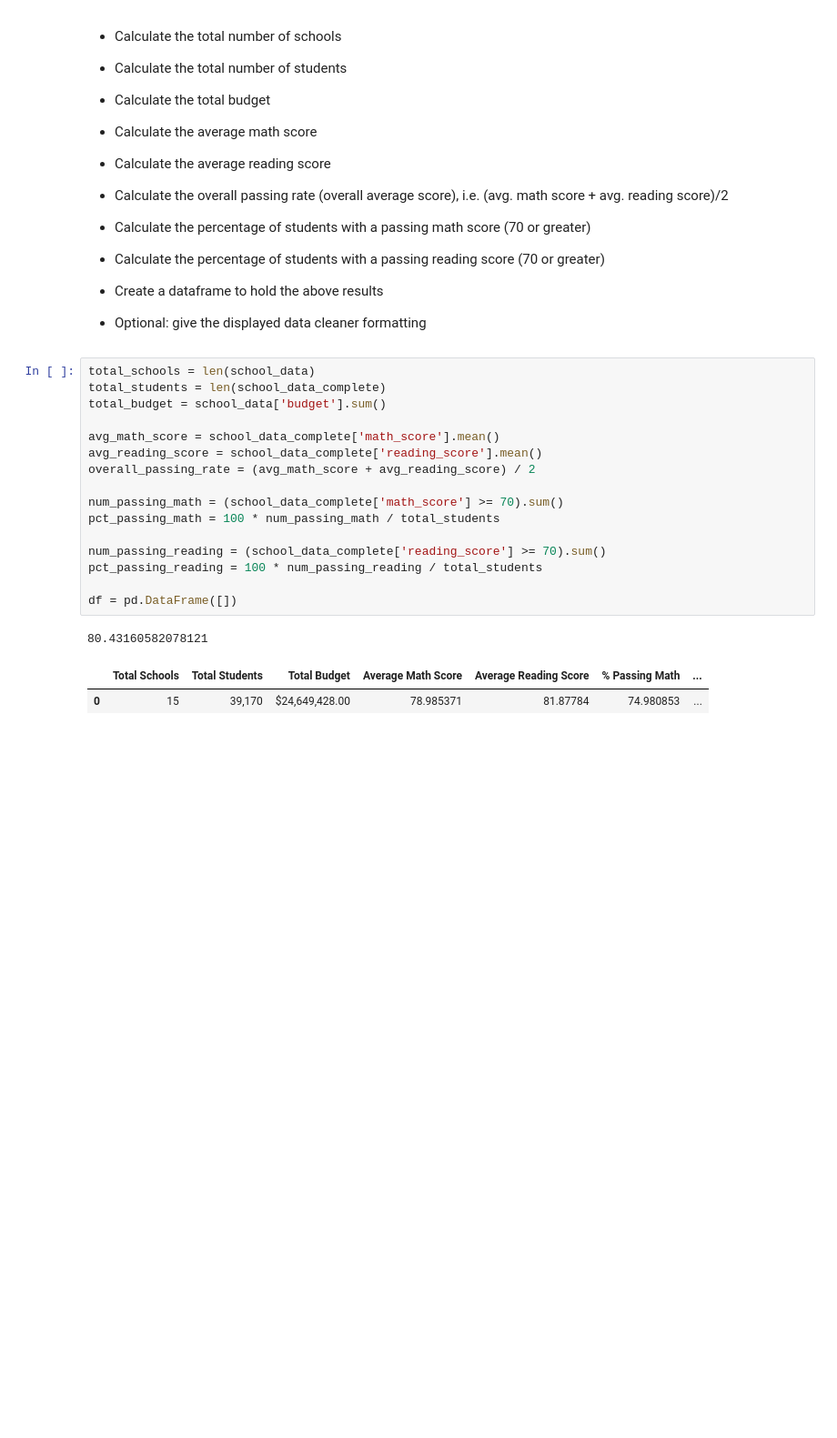
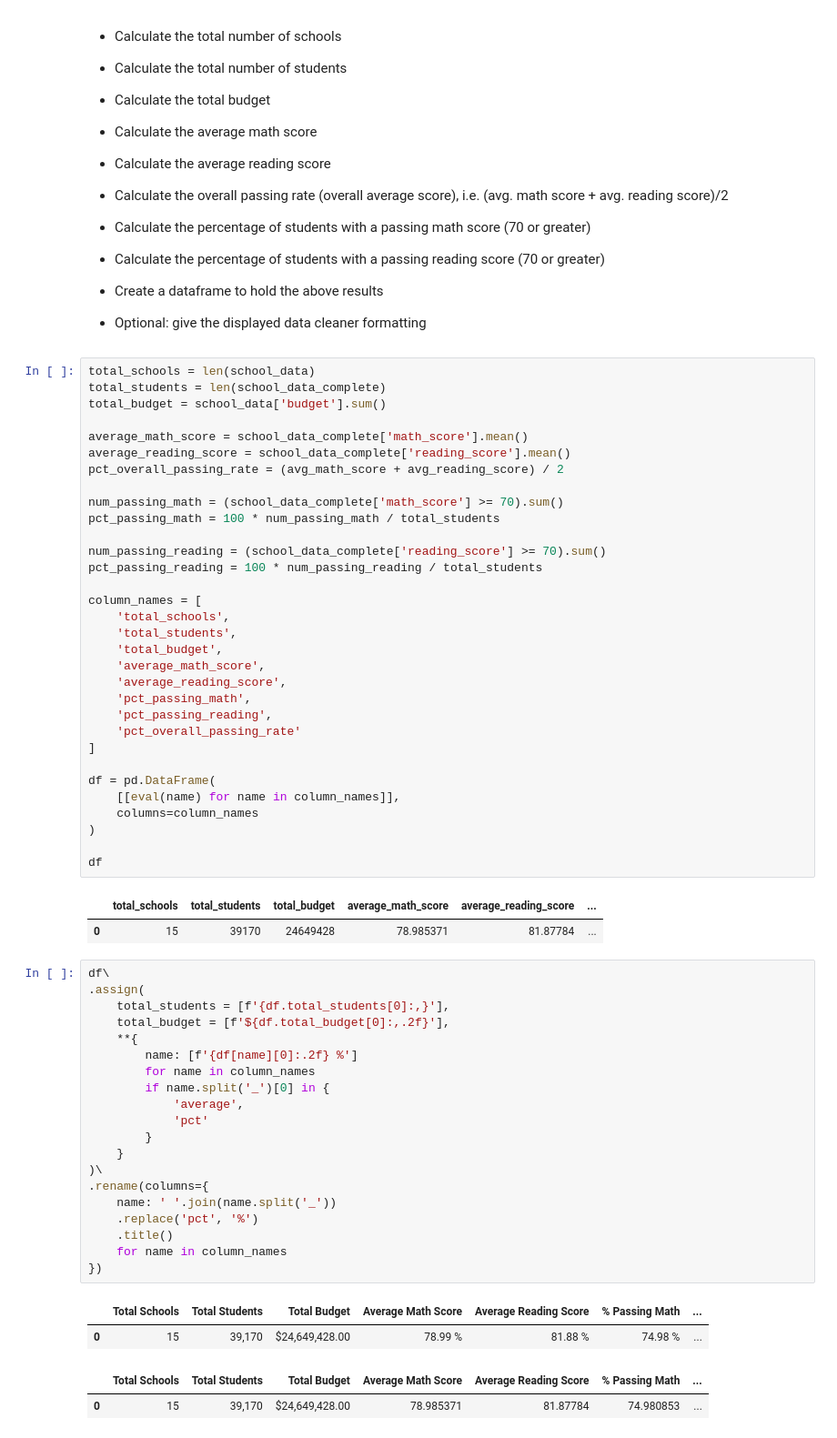
Before and after one commit to eanord4/pandas-challenge, a Jupyter notebook: PyCitySchools/PyCitySchools_EAN.ipynb, the cells around one changed output. Shown at 91% size. Drawn from its saved outputs; the diff is of its cells as text; blank space fills up the shorter version.

Commit message:
Add .gitignore and complete more of PyCitySchools assignment

```diff
--- a/PyCitySchools/PyCitySchools_EAN.ipynb
+++ b/PyCitySchools/PyCitySchools_EAN.ipynb
@@ -52,9 +52,9 @@ total_schools = len(school_data)
 total_students = len(school_data_complete)
 total_budget = school_data['budget'].sum()
 
-avg_math_score = school_data_complete['math_score'].mean()
-avg_reading_score = school_data_complete['reading_score'].mean()
-overall_passing_rate = (avg_math_score + avg_reading_score) / 2
+average_math_score = school_data_complete['math_score'].mean()
+average_reading_score = school_data_complete['reading_score'].mean()
+pct_overall_passing_rate = (avg_math_score + avg_reading_score) / 2
 
 num_passing_math = (school_data_complete['math_score'] >= 70).sum()
 pct_passing_math = 100 * num_passing_math / total_students
@@ -62,9 +62,49 @@ pct_passing_math = 100 * num_passing_math / total_students
 num_passing_reading = (school_data_complete['reading_score'] >= 70).sum()
 pct_passing_reading = 100 * num_passing_reading / total_students
 
-df = pd.DataFrame([])
+column_names = [
+    'total_schools',
+    'total_students',
+    'total_budget',
+    'average_math_score',
+    'average_reading_score',
+    'pct_passing_math',
+    'pct_passing_reading',
+    'pct_overall_passing_rate'
+]
+
+df = pd.DataFrame(
+    [[eval(name) for name in column_names]],
+    columns=column_names
+)
+
+df
 # %% [output]
-80.43160582078121
+|  | total_schools | total_students | total_budget | average_math_score | average_reading_score | ... |
+| 0 | 15 | 39170 | 24649428 | 78.985371 | 81.87784 | ... |
+# %%
+df\
+.assign(
+    total_students = [f'{df.total_students[0]:,}'],
+    total_budget = [f'${df.total_budget[0]:,.2f}'],
+    **{
+        name: [f'{df[name][0]:.2f} %']
+        for name in column_names
+        if name.split('_')[0] in {
+            'average',
+            'pct'
+        }
+    }
+)\
+.rename(columns={
+    name: ' '.join(name.split('_'))
+    .replace('pct', '%')
+    .title()
+    for name in column_names
+})
+# %% [output]
+|  | Total Schools | Total Students | Total Budget | Average Math Score | Average Reading Score | % Passing Math | ... |
+| 0 | 15 | 39,170 | $24,649,428.00 | 78.99 % | 81.88 % | 74.98 % | ... |
 # %%
 # %% [output]
 |  | Total Schools | Total Students | Total Budget | Average Math Score | Average Reading Score | % Passing Math | ... |
```
Also changed, not shown: 1 other file.
